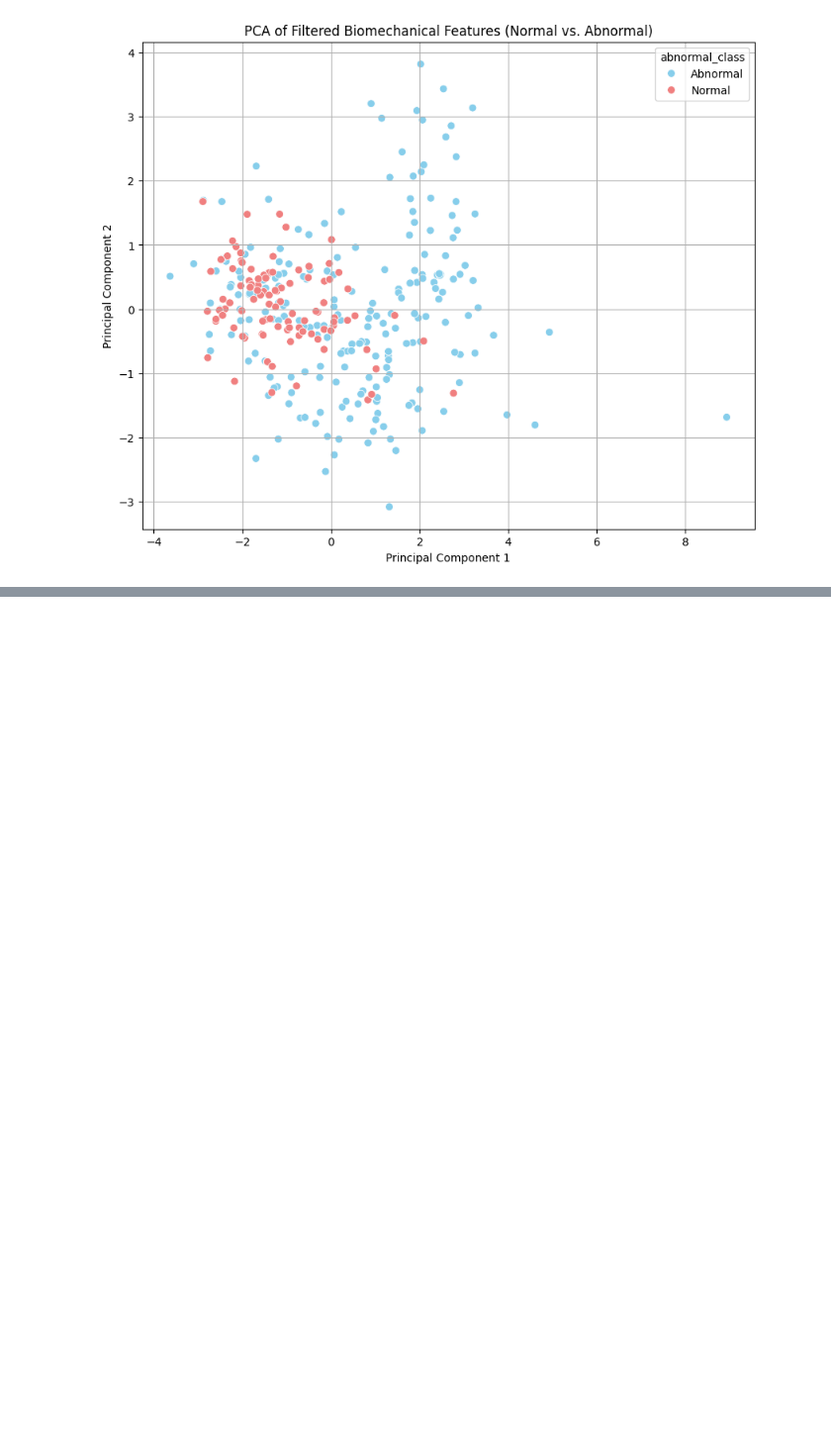
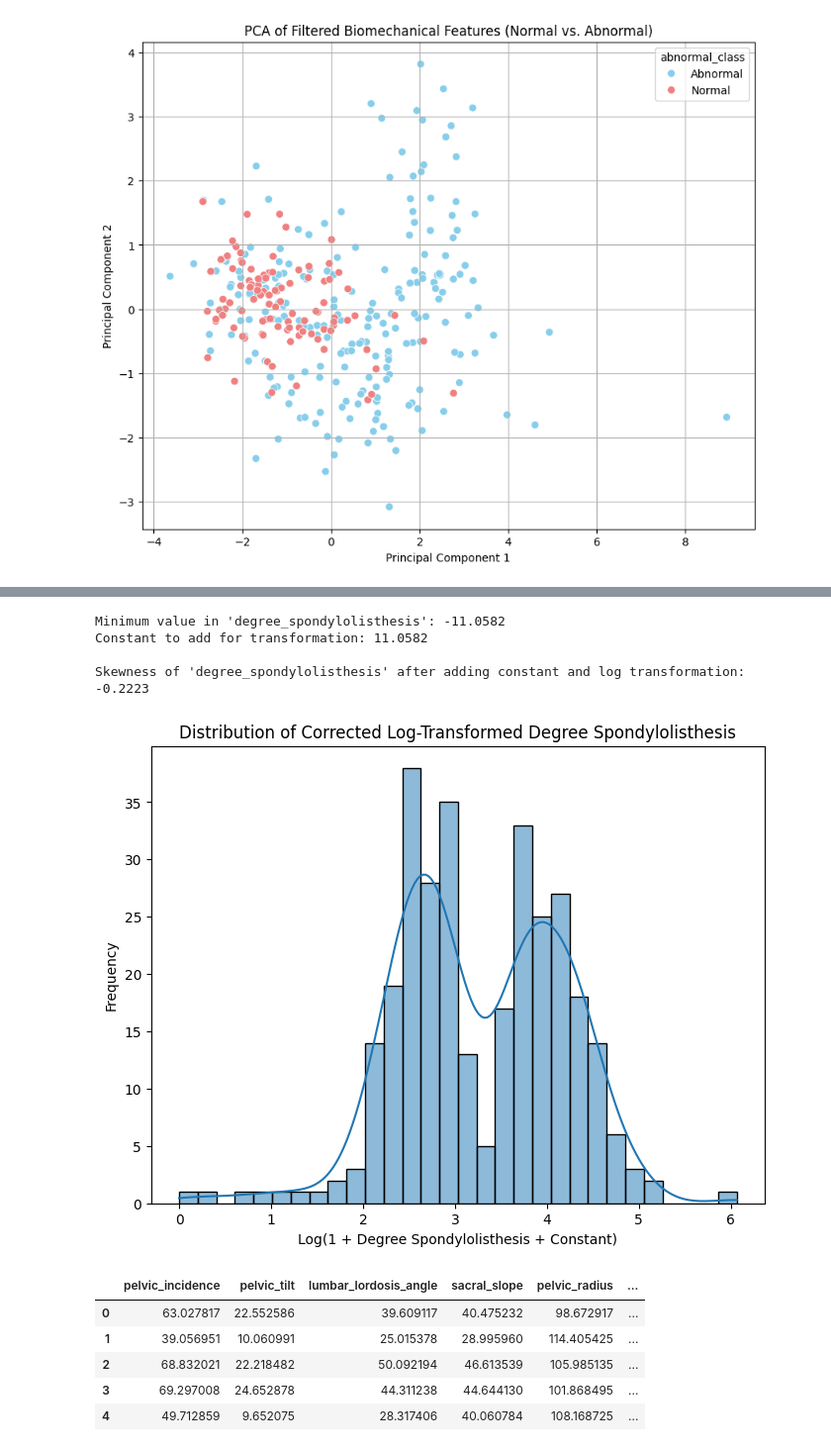
Before and after one commit to jackiecwv/SDS-CP033-spinescope, a Jupyter notebook: submissions/team-members/hanan-ak/SpineScope.ipynb, the cells around one changed output, grey strips where cells are left out. Shown at 99% size. Saved outputs shown, nothing was run; the diff lists cells and outputs as text; code cells hidden in the pictures; blank space fills up the shorter version.

```diff
--- a/submissions/team-members/hanan-ak/SpineScope.ipynb
+++ b/submissions/team-members/hanan-ak/SpineScope.ipynb
@@ -312,0 +527,41 @@ Based on the EDA performed:
+# %%
+# Find the minimum value in 'degree_spondylolisthesis'
+min_spondylolisthesis = ds['degree_spondylolisthesis'].min()
+
+# Determine a constant to add to make all values positive
+# Add an amount slightly larger than the absolute value of the minimum
+constant_to_add = abs(min_spondylolisthesis) + 1e-6 # Add a small epsilon to be safe
+
+print(f"Minimum value in 'degree_spondylolisthesis': {min_spondylolisthesis:.4f}")
+print(f"Constant to add for transformation: {constant_to_add:.4f}")
+
+# Apply log transformation after adding the constant
+ds['degree_spondylolisthesis_log_corrected'] = np.log1p(ds['degree_spondylolisthesis'] + constant_to_add)
+
+# Calculate skewness of the transformed feature
+skewness_transformed_corrected = ds['degree_spondylolisthesis_log_corrected'].skew()
+
+print(f"\nSkewness of 'degree_spondylolisthesis' after adding constant and log transformation: {skewness_transformed_corrected:.4f}")
+
+# Visualize the distribution of the transformed feature
+plt.figure(figsize=(8, 6))
+sns.histplot(data=ds, x='degree_spondylolisthesis_log_corrected', bins=30, kde=True)
+plt.title('Distribution of Corrected Log-Transformed Degree Spondylolisthesis')
+plt.xlabel('Log(1 + Degree Spondylolisthesis + Constant)')
+plt.ylabel('Frequency')
+plt.show()
+
+# Display the first few rows with the new transformed column
+display(ds.head())
+# %% [output]
+Minimum value in 'degree_spondylolisthesis': -11.0582
+Constant to add for transformation: 11.0582
+
+Skewness of 'degree_spondylolisthesis' after adding constant and log transformation: -0.2223
+[figure, added]
+|  | pelvic_incidence | pelvic_tilt | lumbar_lordosis_angle | sacral_slope | pelvic_radius | ... |
+| 0 | 63.027817 | 22.552586 | 39.609117 | 40.475232 | 98.672917 | ... |
+| 1 | 39.056951 | 10.060991 | 25.015378 | 28.995960 | 114.405425 | ... |
+| 2 | 68.832021 | 22.218482 | 50.092194 | 46.613539 | 105.985135 | ... |
+| 3 | 69.297008 | 24.652878 | 44.311238 | 44.644130 | 101.868495 | ... |
+| 4 | 49.712859 | 9.652075 | 28.317406 | 40.060784 | 108.168725 | ... |
```
Also changed, not shown: parts of 9 cells of this notebook, 8 other files.
